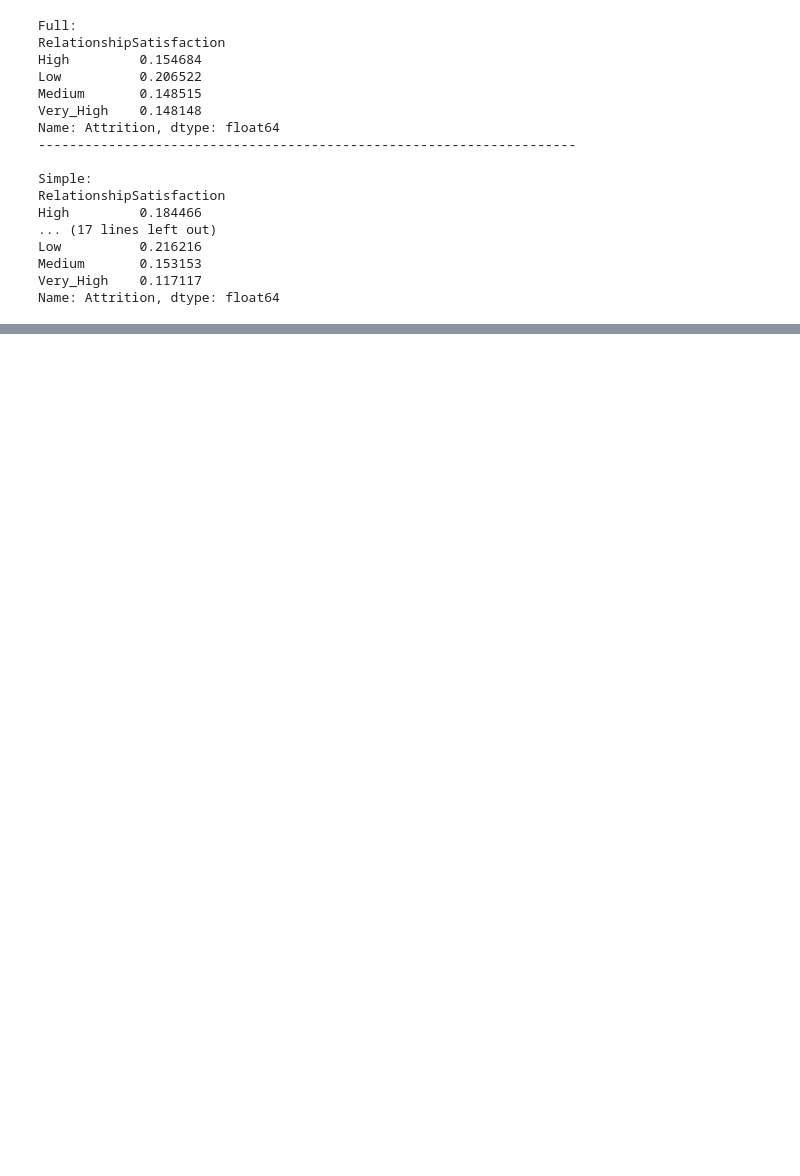
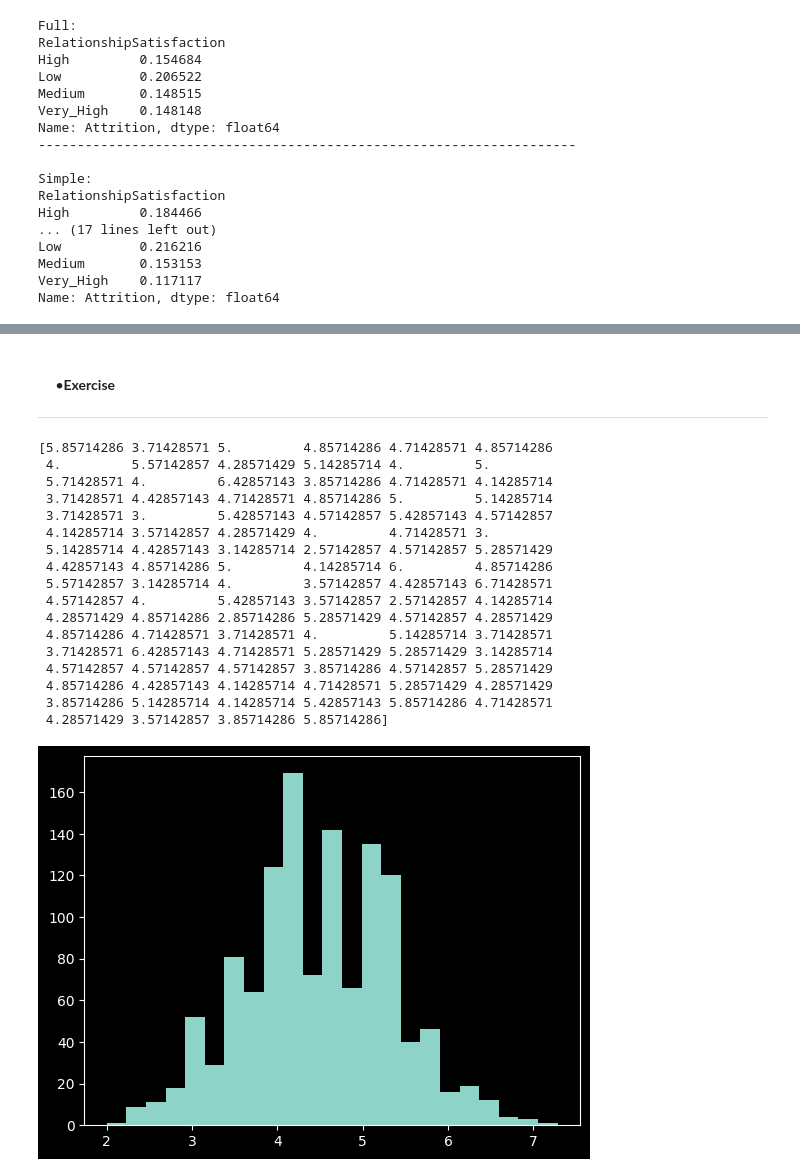
Before and after one commit to wanderduck/Python_DataScience_Examples, a Jupyter notebook: notebooks/sampling.ipynb, the cells around one changed output, grey strips where cells are left out. Drawn from its saved outputs; the diff is of its cells as text; code cells hidden in the pictures; blank space fills up the shorter version.

```diff
--- a/notebooks/sampling.ipynb
+++ b/notebooks/sampling.ipynb
@@ -516,0 +630,35 @@ Name: Attrition, dtype: float64
+# %% [markdown]
+#### &nbsp;&nbsp;&nbsp;&nbsp; •**Exercise**
+
+---
+# %%
+sampled_means_1234 = []
+
+for i in range(1234):
+    sampled_means_1234.append(cp.random.choice(list(range(1, 9)), size=7, replace=True))
+
+sampled_means_1234 = cp.array(sampled_means_1234).mean(axis=1)
+print(sampled_means_1234[0:100])
+
+
+plt.hist(sampled_means_1234.get(), bins=23)
+plt.show()
+# %% [output]
+[5.85714286 3.71428571 5.         4.85714286 4.71428571 4.85714286
+ 4.         5.57142857 4.28571429 5.14285714 4.         5.
+ 5.71428571 4.         6.42857143 3.85714286 4.71428571 4.14285714
+ 3.71428571 4.42857143 4.71428571 4.85714286 5.         5.14285714
+ 3.71428571 3.         5.42857143 4.57142857 5.42857143 4.57142857
+ 4.14285714 3.57142857 4.28571429 4.         4.71428571 3.
+ 5.14285714 4.42857143 3.14285714 2.57142857 4.57142857 5.28571429
+ 4.42857143 4.85714286 5.         4.14285714 6.         4.85714286
+ 5.57142857 3.14285714 4.         3.57142857 4.42857143 6.71428571
+ 4.57142857 4.         5.42857143 3.57142857 2.57142857 4.14285714
+ 4.28571429 4.85714286 2.85714286 5.28571429 4.57142857 4.28571429
+ 4.85714286 4.71428571 3.71428571 4.         5.14285714 3.71428571
+ 3.71428571 6.42857143 4.71428571 5.28571429 5.28571429 3.14285714
+ 4.57142857 4.57142857 4.57142857 3.85714286 4.57142857 5.28571429
+ 4.85714286 4.42857143 4.14285714 4.71428571 5.28571429 4.28571429
+ 3.85714286 5.14285714 4.14285714 5.42857143 5.85714286 4.71428571
+ 4.28571429 3.57142857 3.85714286 5.85714286]
+[figure, added]
```
Also changed, not shown: parts of 27 cells of this notebook, 7 other files.
